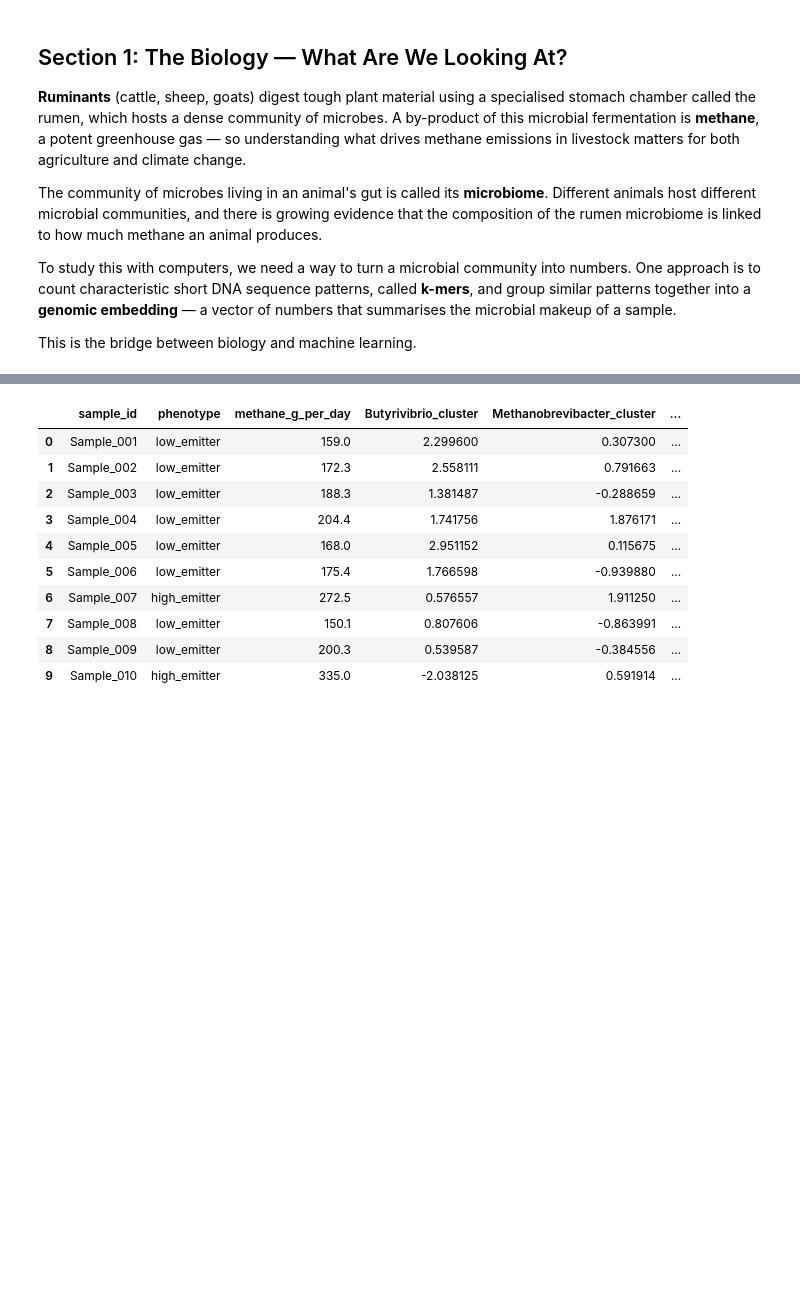
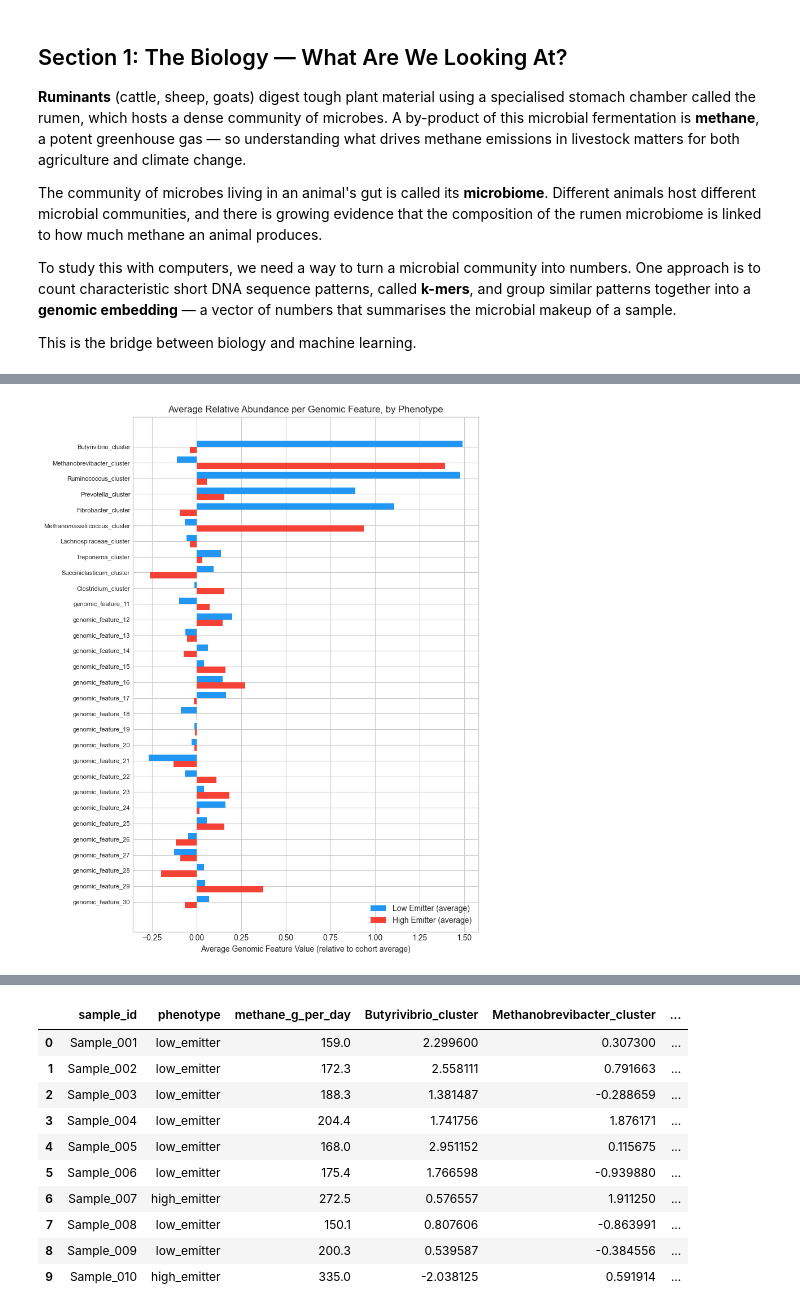
Before and after one commit to CreeveyLab/rumen-microbiome-AI-workshop, a Jupyter notebook: rumen_microbiome_AI_workshop.ipynb, the cells around one changed output, grey strips where cells are left out. Cells and saved outputs as stored; diff of their text form; code cells hidden in the pictures; blank space fills up the shorter version.

Commit message:
Add per-feature average abundance bar chart as the opening view of Section 1, ahead of the pooled histogram

```diff
--- a/rumen_microbiome_AI_workshop.ipynb
+++ b/rumen_microbiome_AI_workshop.ipynb
@@ -18,0 +29,98 @@ This is the bridge between biology and machine learning.
+# %%
+# Workshop notebook: "From Microbiomes to Predictions: Genomics and AI in Animal Science"
+# Prof Chris Creevey, Queen's University Belfast
+# Run all cells in order. No modifications required.
+# All data is synthetic and generated within this notebook.
+
+import numpy as np
+import pandas as pd
+import matplotlib.pyplot as plt
+import seaborn as sns
+from sklearn.decomposition import PCA
+from sklearn.ensemble import RandomForestClassifier
+from sklearn.model_selection import train_test_split
+from sklearn.metrics import accuracy_score, confusion_matrix, precision_recall_fscore_support
+
+np.random.seed(42)
+plt.style.use('seaborn-v0_8-whitegrid')
+
+LOW_COLOR = '#2196F3'
+HIGH_COLOR = '#F44336'
+
+N = 120          # total samples
+M = 30           # genomic features
+N_TRAIN_FRAC = 80 / 120
+
+# Named genomic features. The first 10 carry biological signal;
+# the remaining 20 are generic/noise features.
+feature_names = [
+    'Butyrivibrio_cluster',        # cellulolytic, competes with methanogens -> LOW emitters
+    'Methanobrevibacter_cluster',  # primary methanogen -> HIGH emitters
+    'Ruminococcus_cluster',        # fibre degrader, competes with methanogens -> LOW emitters
+    'Prevotella_cluster',          # generalist fermenter, moderate -> LOW emitters
+    'Fibrobacter_cluster',         # cellulolytic, competes with methanogens -> LOW emitters
+    'Methanomassiliicoccus_cluster', # secondary methanogen -> HIGH emitters
+    'Lachnospiraceae_cluster',     # noise
+    'Treponema_cluster',           # noise
+    'Succiniclasticum_cluster',    # noise
+    'Clostridium_cluster',         # noise
+] + [f'genomic_feature_{i}' for i in range(11, 31)]
+
+assert len(feature_names) == M
+
+# Phenotype labels: ~60/40 low/high split
+n_low = int(round(N * 0.6))
+n_high = N - n_low
+labels = np.array([0] * n_low + [1] * n_high)  # 0 = low_emitter, 1 = high_emitter
+np.random.shuffle(labels)
+
+# Continuous phenotype: methane emissions (g/day)
+methane = np.where(
+    labels == 0,
+    np.random.normal(180, 25, size=N),
+    np.random.normal(310, 35, size=N),
+)
+
+# Build genomic feature matrix.
+# Biological rationale for each signal:
+#   Butyrivibrio, Fibrobacter, Ruminococcus: efficient fibre-fermenting bacteria that
+#       outcompete methanogens for hydrogen -> elevated in LOW emitters.
+#   Methanobrevibacter, Methanomassiliicoccus: methanogenic archaea that directly
+#       produce methane -> elevated in HIGH emitters.
+#   Prevotella: generalist fermenter loosely associated with more efficient,
+#       lower-emission fermentation pathways -> mildly elevated in LOW emitters.
+#   All remaining features: no true phenotype association, included as biological
+#       and technical noise (as in real microbiome data).
+X = np.random.normal(loc=0.0, scale=1.0, size=(N, M))
+
+low_boost = {'Butyrivibrio_cluster': 1.4, 'Fibrobacter_cluster': 1.2, 'Ruminococcus_cluster': 1.3,
+             'Prevotella_cluster': 0.6}
+high_boost = {'Methanobrevibacter_cluster': 1.6, 'Methanomassiliicoccus_cluster': 1.0}
+
+for name, boost in low_boost.items():
+    idx = feature_names.index(name)
+    X[labels == 0, idx] += boost
+
+for name, boost in high_boost.items():
+    idx = feature_names.index(name)
+    X[labels == 1, idx] += boost
+
+feature_means_low = X[labels == 0].mean(axis=0)
+feature_means_high = X[labels == 1].mean(axis=0)
+
+y_pos = np.arange(len(feature_names))
+bar_height = 0.4
+
+fig, ax = plt.subplots(figsize=(8, 10), dpi=100)
+ax.barh(y_pos - bar_height / 2, feature_means_low, height=bar_height, color=LOW_COLOR, label='Low Emitter (average)')
+ax.barh(y_pos + bar_height / 2, feature_means_high, height=bar_height, color=HIGH_COLOR, label='High Emitter (average)')
+ax.set_yticks(y_pos)
+ax.set_yticklabels(feature_names, fontsize=8)
+ax.invert_yaxis()
+ax.set_xlabel('Average Genomic Feature Value (relative to cohort average)')
+ax.set_title('Average Relative Abundance per Genomic Feature, by Phenotype')
+ax.legend()
+plt.tight_layout()
+plt.show()
+# %% [output]
+[figure, added]
```
Also changed, not shown: parts of 8 cells of this notebook.
